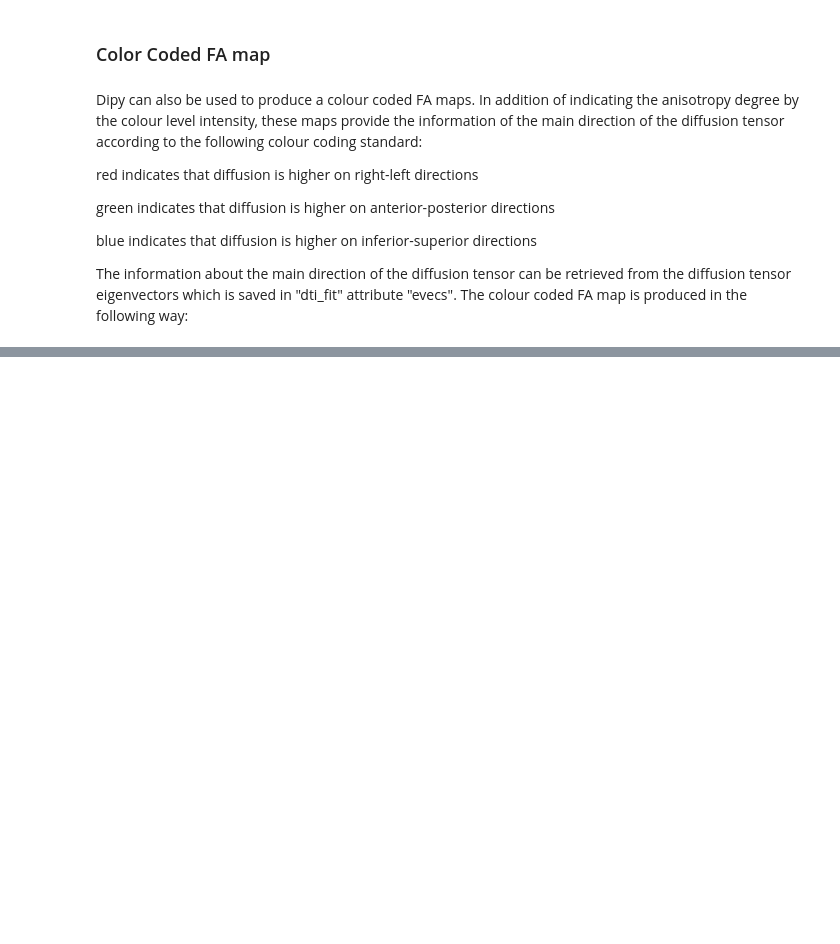
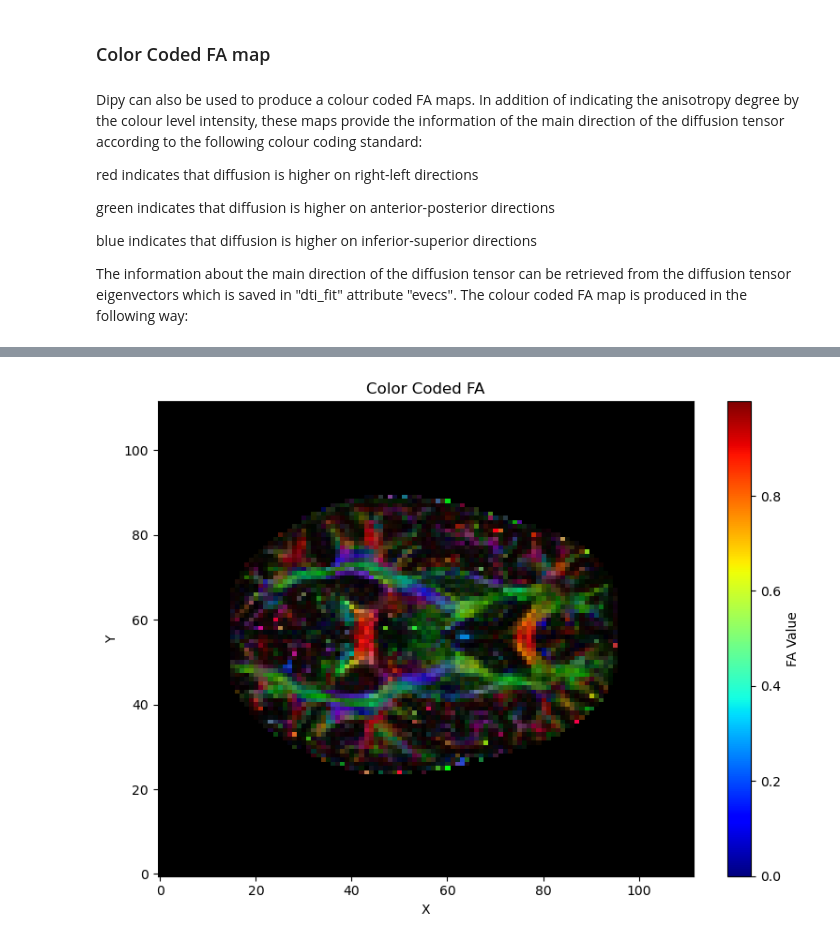
Before and after one commit to MiKueen/NeuroDataAlchemy, a Jupyter notebook: dti_analysis.ipynb, the cells around one changed output, grey strips where cells are left out. Cells and saved outputs as stored; diff of their text form; code cells hidden in the pictures; blank space fills up the shorter version.

```diff
--- a/dti_analysis.ipynb
+++ b/dti_analysis.ipynb
@@ -198,0 +248,20 @@ Text(0.5, 1.0, 'Color coded FA')
+# %%
+fa = np.clip(fa, 0, 1)  # Just to ensure that FA values are between 0 and 1
+colored_fa = dti.color_fa(fa, dti_fit.evecs)
+
+plt.figure(figsize=(8, 6))  # Increase figure size
+
+plt.imshow(colored_fa[:, :, axial_slice], cmap='jet', origin='lower', aspect='auto')
+plt.title("Color Coded FA")
+plt.xlabel("X")
+plt.ylabel("Y")
+plt.colorbar(label="FA Value")
+
+plt.tight_layout()
+
+# Increase the DPI for saving the image
+# plt.savefig("dti_outputs/colored_fa.png", dpi=300)
+
+plt.show()
+# %% [output]
+[figure, added]
```
Also changed, not shown: parts of 12 cells of this notebook, 2 other files.
